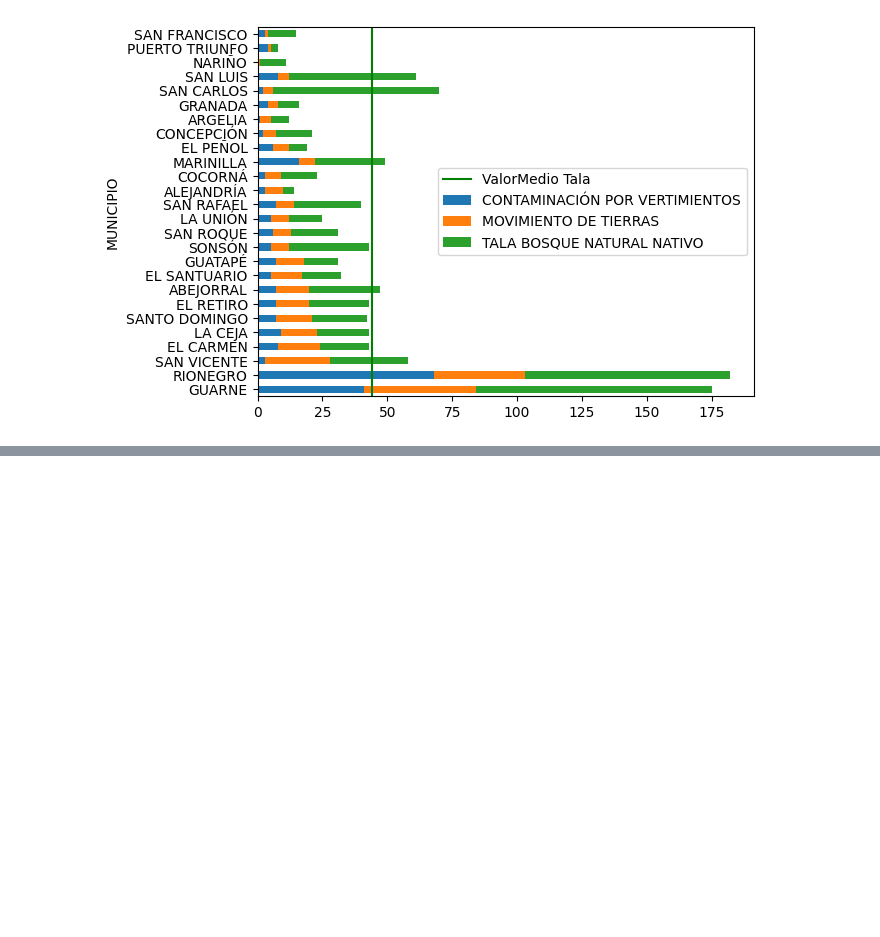
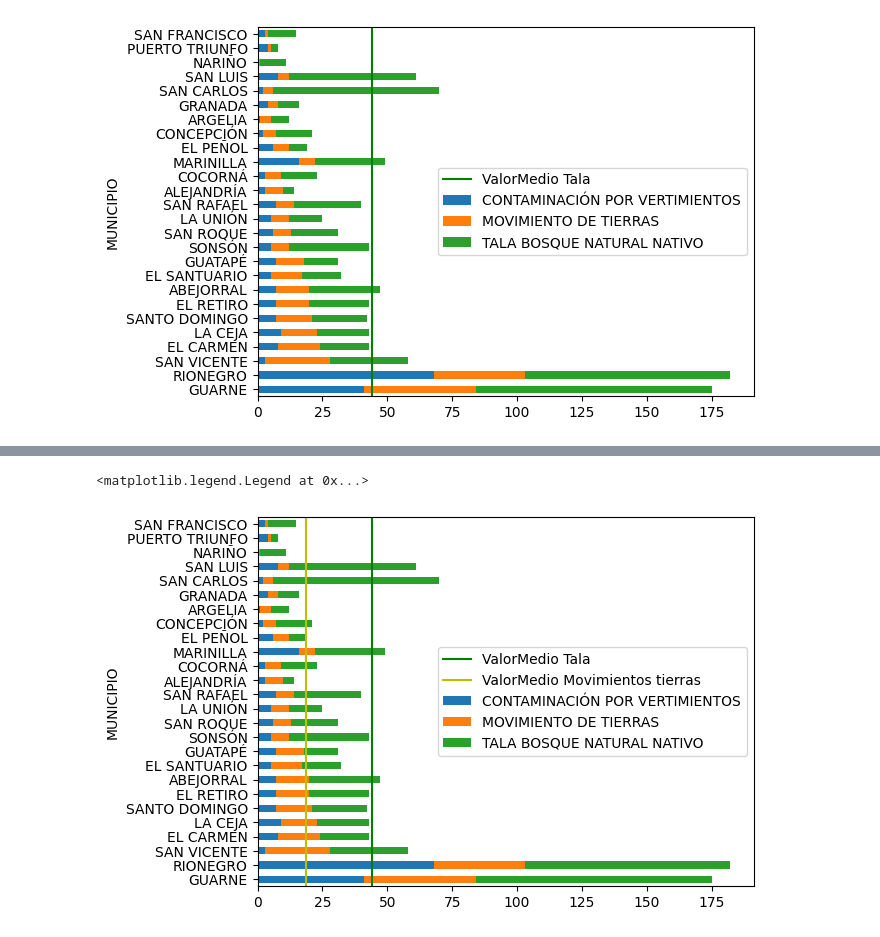
Before and after one commit to asegura4488/CienciaDatos, a Jupyter notebook: Semana4/QuejasAmbientales.ipynb, the cells around one changed output, grey strips where cells are left out. Saved outputs shown, nothing was run; the diff lists cells and outputs as text; code cells hidden in the pictures; blank space fills up the shorter version.

```diff
--- a/Semana4/QuejasAmbientales.ipynb
+++ b/Semana4/QuejasAmbientales.ipynb
@@ -231,3 +231,12 @@ ax.legend()
 # %% [output]
 <matplotlib.legend.Legend at 0x...>
 [figure]
+# %%
+Movimientos = CrossAfectacion['MOVIMIENTO DE TIERRAS']
+#Movimientos
+# %%
+ValorMedio1 = 0.
+for municipio in Movimientos.keys():
+  print(municipio,Probabilidad[municipio],Movimientos[municipio])
+  ValorMedio1 += Probabilidad[municipio]*Movimientos[municipio]
+ValorMedio1
@@ -233,0 +262,8 @@ ax.legend()
+# %%
+ax = CrossAfectacion.plot( kind= 'barh', stacked=True )
+ax.axvline( ValorMedio, color='g', label='ValorMedio Tala' )
+ax.axvline( ValorMedio1, color='y', label='ValorMedio Movimientos tierras' )
+ax.legend()
+# %% [output]
+<matplotlib.legend.Legend at 0x...>
+[figure, added]
```
Also changed, not shown: parts of 3 cells of this notebook.
